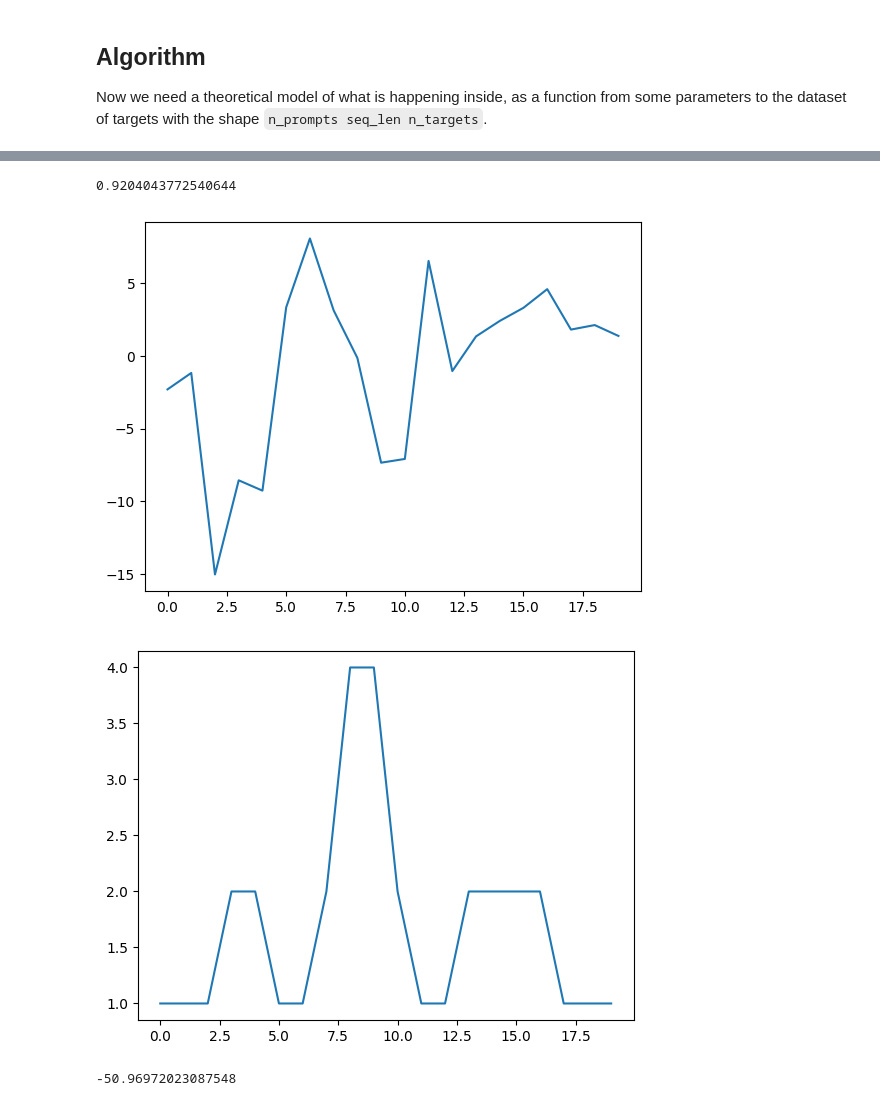
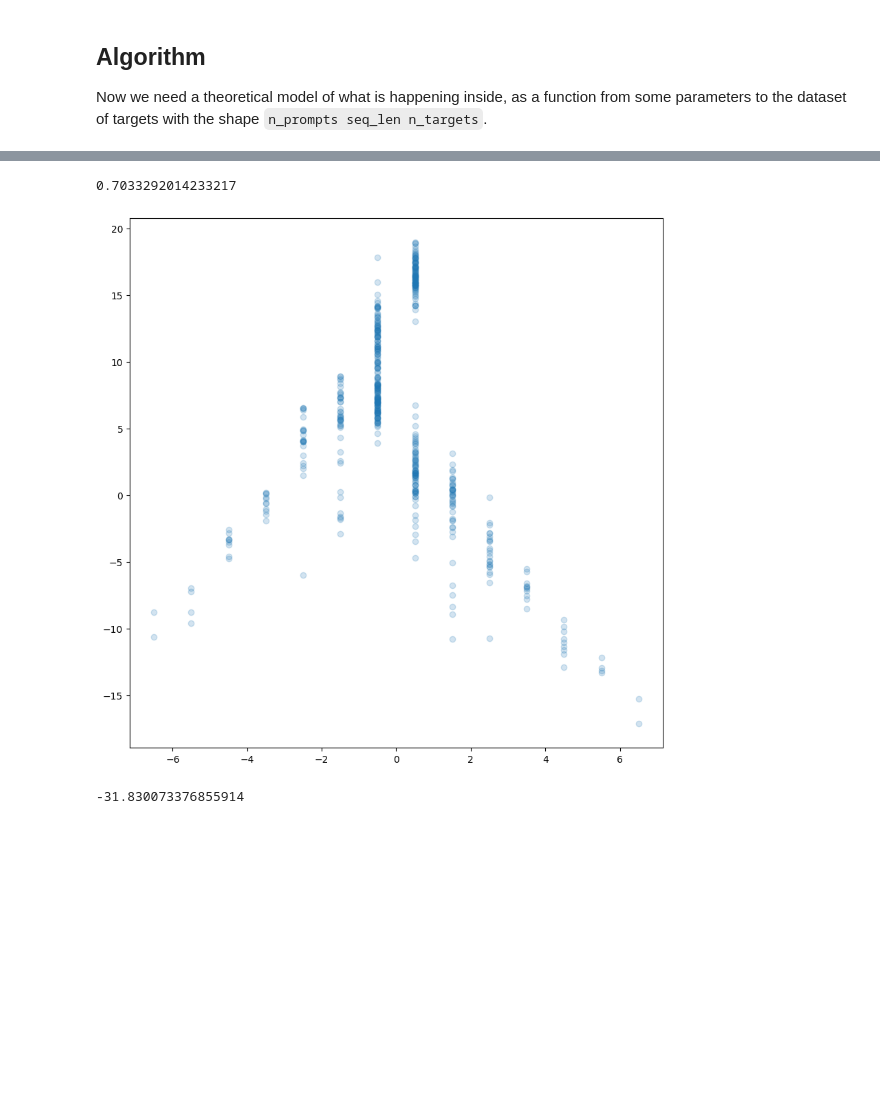
Before and after one commit to msh2481/LanguageTransfer, a Jupyter notebook: algorithmic_probe.ipynb, the cells around one changed output, grey strips where cells are left out. Cells and saved outputs as stored; diff of their text form; code cells hidden in the pictures; blank space fills up the shorter version.

```diff
--- a/algorithmic_probe.ipynb
+++ b/algorithmic_probe.ipynb
@@ -154,11 +121,11 @@ def get_activations_for_single_prompt(
     results = []
     activation = activations_dict[f"transformer.wte"].squeeze().detach()
     results.append(activation)
-    last = activation
+    # last = activation
     for layer in range(8):
         activation = activations_dict[f"transformer.h.{layer}"][0].squeeze().detach()
-        results.append(activation - last)
-        last = activation
+        results.append(activation)
+        # last = activation
     logprobs = get_logprobs(model, tokenizer, prompt)[:, :500]
     results.append(logprobs.detach())
     return t.cat(results, dim=-1)
@@ -256,7 +223,7 @@ def run_algorithm(
         "logits": logits,
         "logprobs": logprobs,
     }
-    return targets["weight"]
+    return targets["signed_weight"]
 
 
 @typed
@@ -271,10 +238,10 @@ def run_algorithm_for_prompts(
         results.append(run_algorithm(prompt, alpha_orth, norms, depth_weights))
     return t.stack(results)
 # %%
-alpha_orth = t.tensor(0.5)
+alpha_orth = t.tensor(0.0)
 norms = t.ones((n_types,))
 max_depth = 16
-depth_weights = 2.0 ** t.arange(max_depth)
+depth_weights = t.arange(max_depth) - 0.5
 
 targets = run_algorithm_for_prompts(prompts, alpha_orth, norms, depth_weights)
 print(targets.shape)
@@ -322,28 +289,28 @@ logprobs 0.7892008314664376
 # %%
-X, Y = build_datasets("layer_6")
+X, Y = build_datasets("layer_1")
 solver = Ridge(alpha=0.001).fit(X, Y)
 print(solver.score(X, Y))
 
-prompt = prompts[100]
+prompt = test_prompts[0]
 activations_dict = {}
 with Hooks(model, activation_saver):
     model(**tokenizer(prompt, return_tensors="pt"))
-act6 = activations_dict["transformer.h.6"][0].squeeze().detach()
-act5 = activations_dict["transformer.h.5"][0].squeeze().detach()
+act6 = activations_dict["transformer.h.1"][0].squeeze().detach()
+act5 = activations_dict["transformer.h.0"][0].squeeze().detach()
 activations = act6 - act5
 # %% [output]
-0.9204043772540644
+0.7033292014233217
 # %%
 pref = 20
 x = activations
-p = solver.predict(x)
+assert_type(x, Float[TT, "seq_len d_model"])
+p = t.tensor(solver.predict(x))
+assert_type(p, Float[TT, "seq_len 1"])
 y = run_algorithm(prompt, alpha_orth, norms, depth_weights)
-plt.plot(p)
-plt.show()
-plt.plot(y)
+plt.figure(figsize=(10, 10))
+plt.scatter(y, p, alpha=0.2)
 plt.show()
 print(solver.score(x, y))
 # %% [output]
-[figure, old version]
+[figure, new version]
-[figure, removed]
--50.96972023087548
+-31.830073376855914
```
Also changed, not shown: parts of 7 cells of this notebook, 3 other files.
